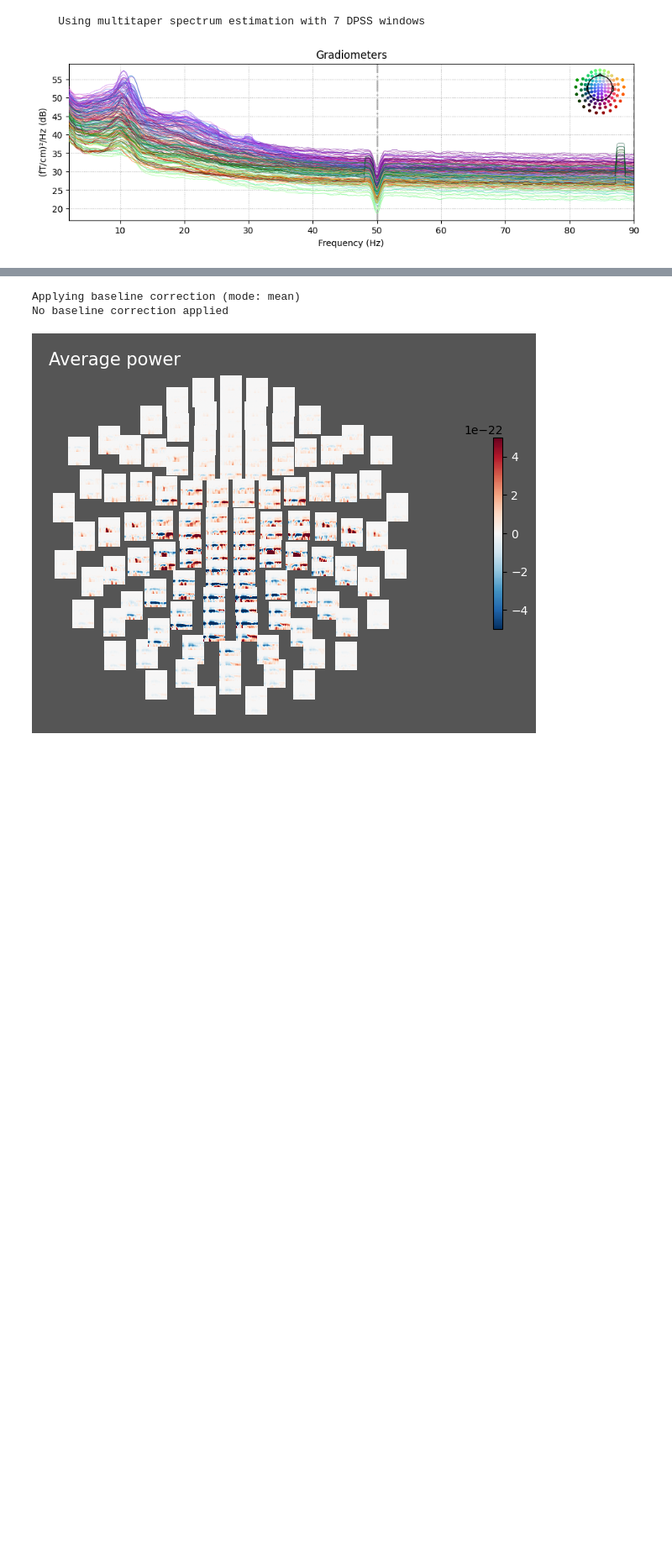
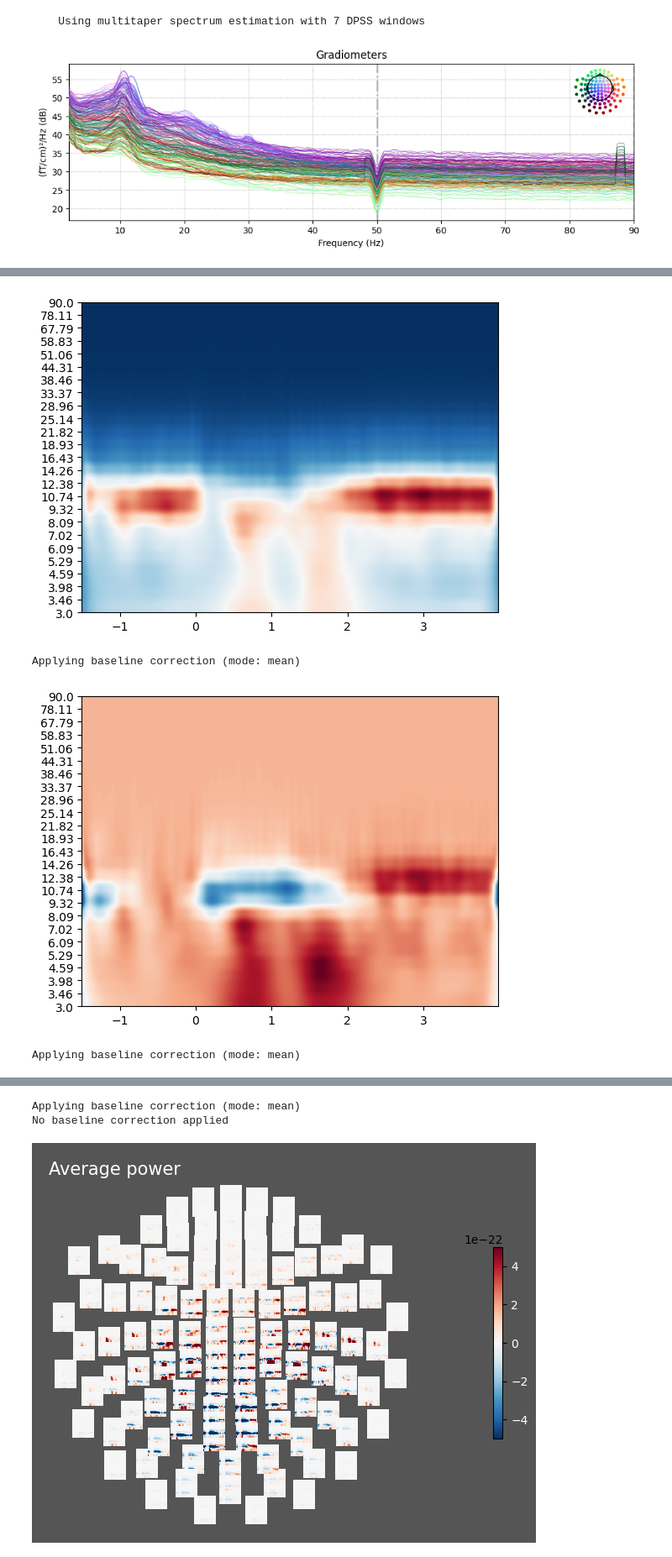
Before and after one commit to bonokat/memory_formation, a Jupyter notebook: dirty_field/tf.ipynb, the cells around one changed output, grey strips where cells are left out. Shown at 84% size. Cells and saved outputs as stored; diff of their text form; code cells hidden in the pictures; blank space fills up the shorter version.

Commit message:
epoching and tfr for single sub

```diff
--- a/dirty_field/tf.ipynb
+++ b/dirty_field/tf.ipynb
@@ -45,6 +7,6 @@ import matplotlib.pyplot as plt
 import mne
 from mne.time_frequency import tfr_morlet
 # %%
-epochs_file = 'D:\\Ekaterina_Voevodina\\memory_formation\\data\\subjects\\sub2\\epochs\\encoding_epochs.fif'
+epochs_file = 'D:\\Ekaterina_Voevodina\\memory_formation\\data\\subjects\\sub2\\epochs\\encoding_epochs_bl_None.fif'
 epochs = mne.read_epochs(epochs_file)
 # %% [output]
@@ -94,6 +46,15 @@ array([ 3.        ,  3.82498658,  4.87684078,  6.21795018,  7.92785866,
 # %%
 %matplotlib qt
-freqs = np.logspace(*np.log10([4, 90]), num=25)
-n_cycles = freqs / 2.  # different number of cycle per frequency
+freqs = np.logspace(*np.log10([3, 90]), num=25)
+# freqs = np.array([
+#     3, 3.5, 4., 4.5, 5., 6., 7., 8.5, 10., 12., 14., 18., 22.,
+#     30., 38., 48., 58., 70., 90
+# ])
+# freqs = np.linspace(4, 90, num=25)
+
+n_cycles = 5  # different number of cycle per frequency
+epochs.subtract_evoked() # reject phase influence
 power = tfr_morlet(epochs['hits'], freqs=freqs, n_cycles=n_cycles, use_fft=True,
-                        decim=3, n_jobs=1)
+                        decim=3, n_jobs=10, return_itc=False)
+# power = mne.time_frequency.tfr_multitaper(epochs['hits'], freqs=freqs, n_cycles=n_cycles, use_fft=True,
+#                         decim=3, n_jobs=10, return_itc=False, time_bandwidth=5)
@@ -99,0 +70,35 @@ power = tfr_morlet(epochs['hits'], freqs=freqs, n_cycles=n_cycles, use_fft=True,
+# %%
+%matplotlib inline
+
+# FIXME: Make me a function
+
+pw = power.data
+pw_ave = pw.mean(0)
+fig, ax = plt.subplots(1,1)
+ax.imshow(pw_ave, aspect='auto', origin='lower', cmap='RdBu_r', extent=(power.times[0], power.times[-1], power.freqs[0], power.freqs[-1]))
+ax.set_yticks(np.linspace(3, 90, 25))
+ax.set_yticklabels(np.round(freqs, 2))
+plt.show()
+
+power_bl = power.copy().apply_baseline((-.8, -.2))
+pw = power_bl.data
+pw_ave = pw.mean(0)
+fig, ax = plt.subplots(1,1)
+ax.imshow(pw_ave, aspect='auto', origin='lower', cmap='RdBu_r', extent=(power.times[0], power.times[-1], power.freqs[0], power.freqs[-1]))
+ax.set_yticks(np.linspace(3, 90, 25))
+ax.set_yticklabels(np.round(freqs, 2))
+plt.show()
+
+power_bl = power.copy().apply_baseline((3.5, 4.))
+pw = power_bl.data
+pw_ave = pw.mean(0)
+fig, ax = plt.subplots(1,1)
+ax.imshow(pw_ave, aspect='auto', origin='lower', cmap='RdBu_r', extent=(power.times[0], power.times[-1], power.freqs[0], power.freqs[-1]))
+ax.set_yticks(np.linspace(3, 90, 25))
+ax.set_yticklabels(np.round(freqs, 2))
+plt.show()
+# %% [output]
+[figure, added]
+Applying baseline correction (mode: mean)
+[figure, added]
+Applying baseline correction (mode: mean)
```
Also changed, not shown: parts of 10 cells of this notebook, 6 other files.
